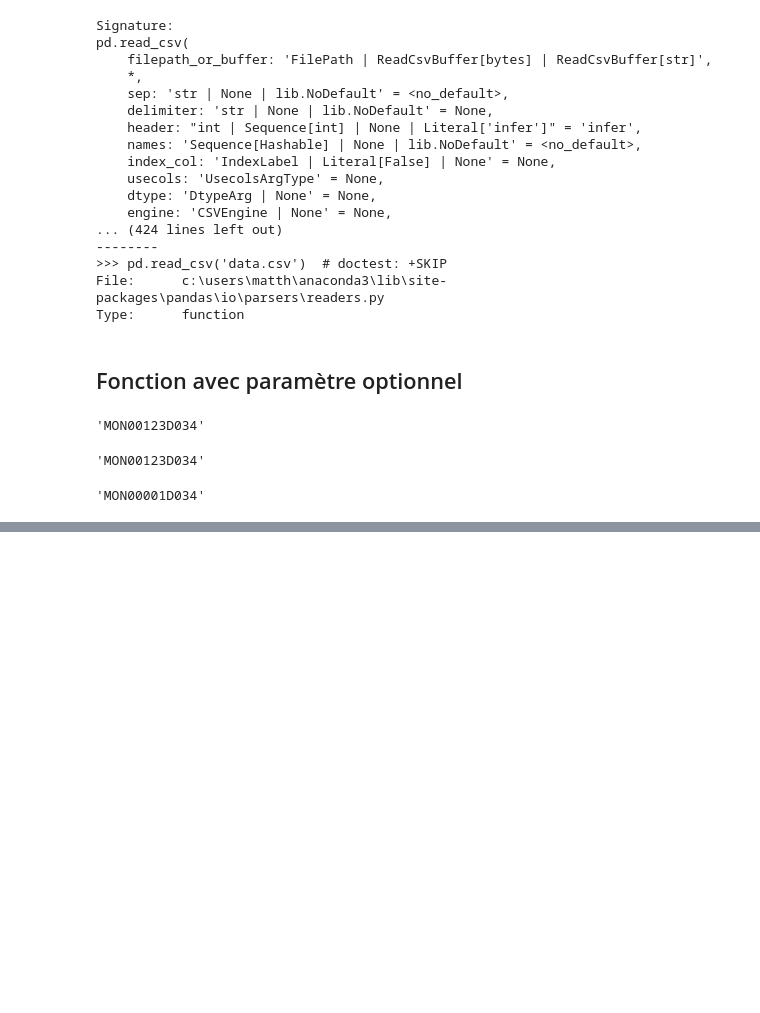
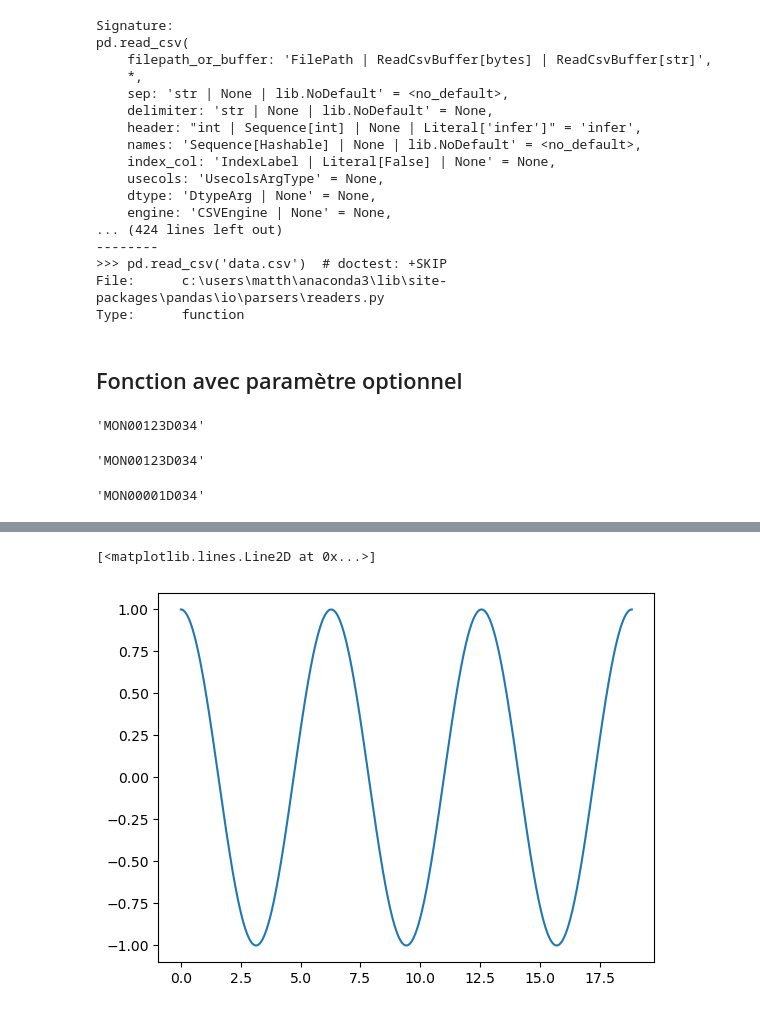
Before and after one commit to matthcol/python202503, a Jupyter notebook: Fonctions.ipynb, the cells around one changed output, grey strips where cells are left out. Drawn from its saved outputs; the diff is of its cells as text; code cells hidden in the pictures; blank space fills up the shorter version.

```diff
--- a/Fonctions.ipynb
+++ b/Fonctions.ipynb
@@ -295,0 +337,5 @@ make_city_dict(area=58.5, name='Montpellier')
+# %%
+plt.plot(x, y)
+# %% [output]
+[<matplotlib.lines.Line2D at 0x...>]
+[figure, added]
```
Also changed, not shown: parts of 13 cells of this notebook.
